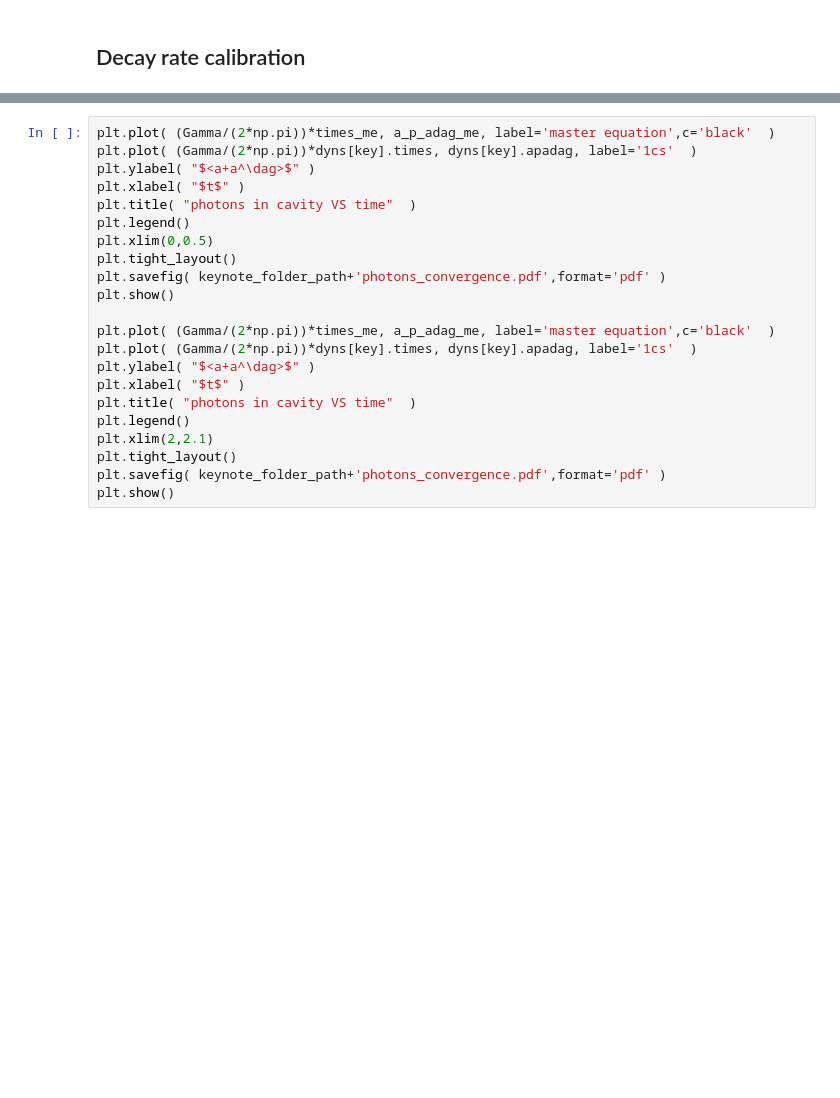
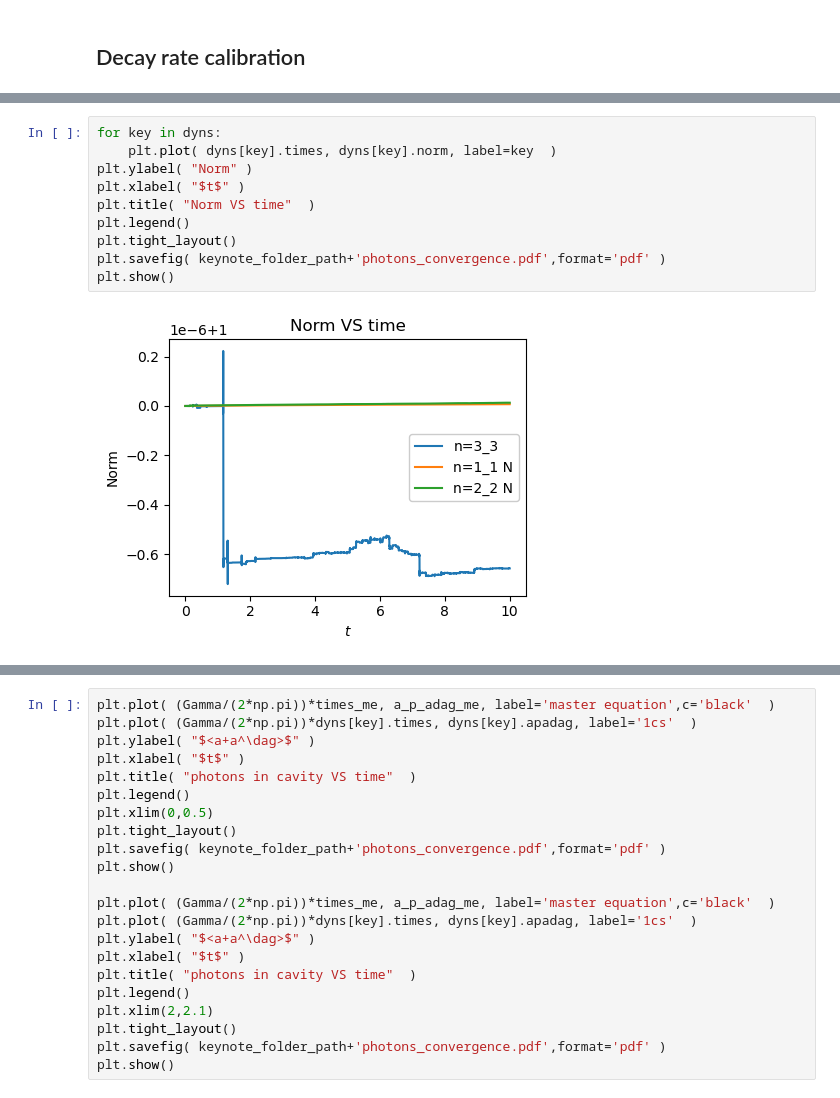
Before and after one commit to ngheeraert/HIGH_POWER_READOUT_FORTRAN, a Jupyter notebook: data_analysis/NL=2_QB_5.3_CAV_7.5_ad0.1_al0.050405_alLF0.01_KAPPA_TIMES_5_bw8_DO.ipynb, the cells around one changed output, grey strips where cells are left out. Cells and saved outputs as stored; diff of their text form; blank space fills up the shorter version.

```diff
--- a/data_analysis/NL=2_QB_5.3_CAV_7.5_ad0.1_al0.050405_alLF0.01_KAPPA_TIMES_5_bw8_DO.ipynb
+++ b/data_analysis/NL=2_QB_5.3_CAV_7.5_ad0.1_al0.050405_alLF0.01_KAPPA_TIMES_5_bw8_DO.ipynb
@@ -60,0 +67,12 @@ for key in dyns:
+# %%
+for key in dyns:
+    plt.plot( dyns[key].times, dyns[key].norm, label=key  )
+plt.ylabel( "Norm" )
+plt.xlabel( "$t$" )
+plt.title( "Norm VS time"  )
+plt.legend()
+plt.tight_layout()
+plt.savefig( keynote_folder_path+'photons_convergence.pdf',format='pdf' )
+plt.show()
+# %% [output]
+[figure, added]
```
Also changed, not shown: parts of 5 cells of this notebook, 9 other files.
